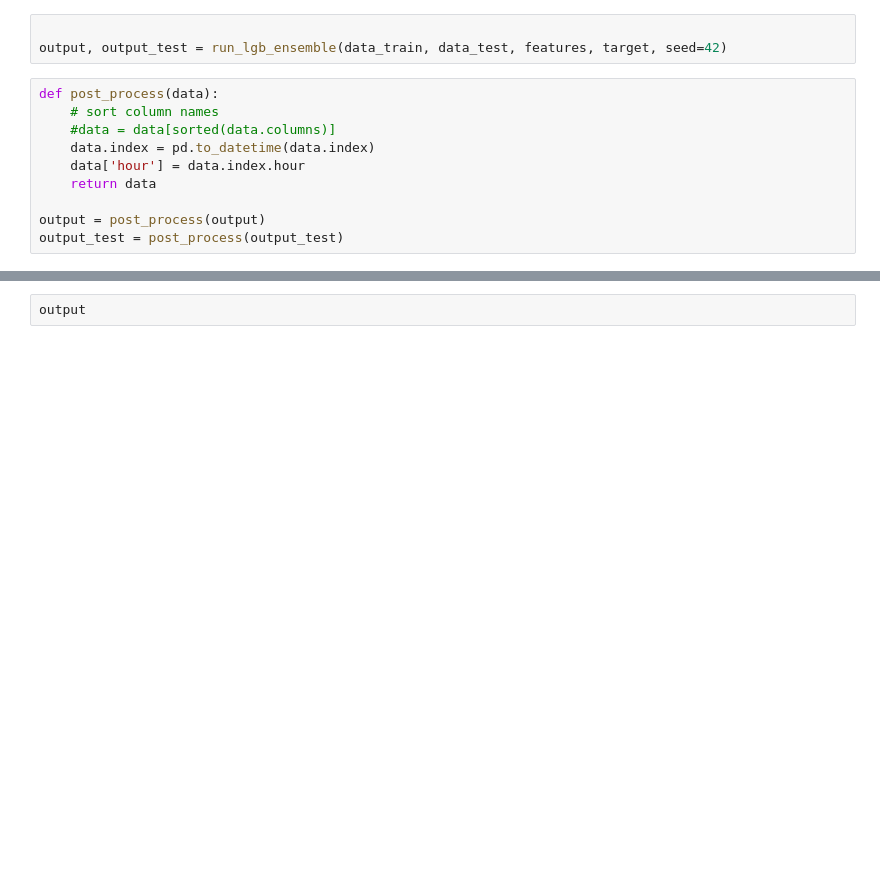
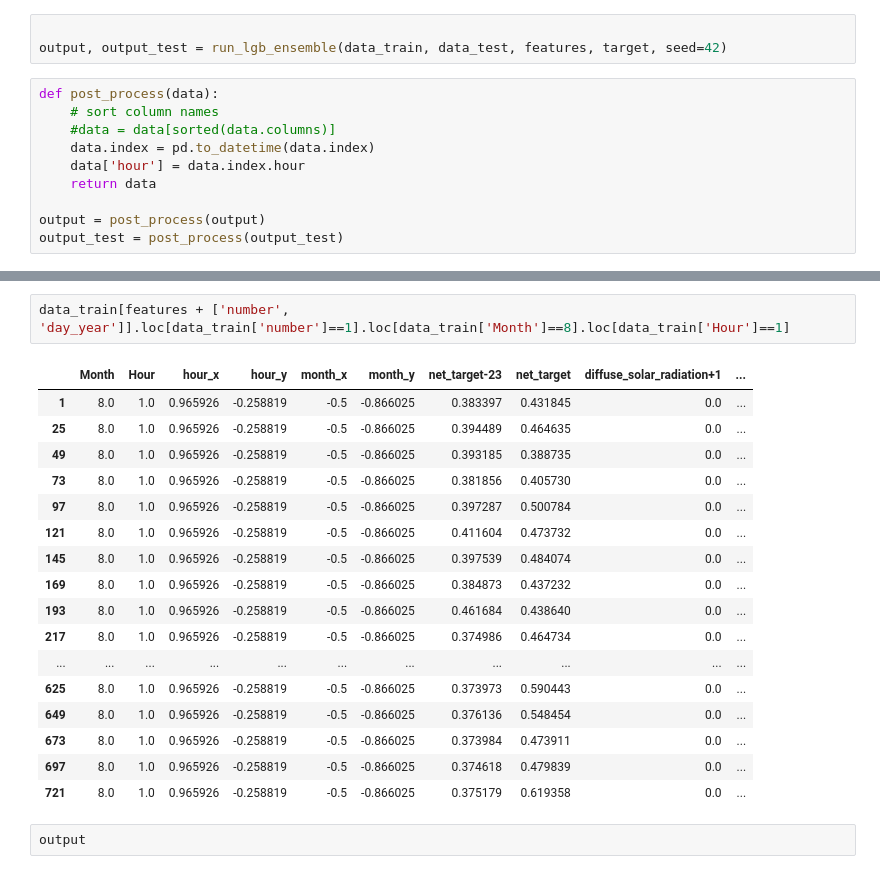
Before and after one commit to ujohn33/Predict-Optimize-Revise, a Jupyter notebook: notebooks/quantiles_minus1_oneshot.ipynb, the cells around one changed output, grey strips where cells are left out. Saved outputs shown, nothing was run; the diff lists cells and outputs as text; blank space fills up the shorter version.

```diff
--- a/notebooks/quantiles_minus1_oneshot.ipynb
+++ b/notebooks/quantiles_minus1_oneshot.ipynb
@@ -98,3 +114,23 @@ output_test = post_process(output_test)
+# %%
+data_train[features + ['number', 'day_year']].loc[data_train['number']==1].loc[data_train['Month']==8].loc[data_train['Hour']==1]
+# %% [output]
+|  | Month | Hour | hour_x | hour_y | month_x | month_y | net_target-23 | net_target | diffuse_solar_radiation+1 | ... |
+| 1 | 8.0 | 1.0 | 0.965926 | -0.258819 | -0.5 | -0.866025 | 0.383397 | 0.431845 | 0.0 | ... |
+| 25 | 8.0 | 1.0 | 0.965926 | -0.258819 | -0.5 | -0.866025 | 0.394489 | 0.464635 | 0.0 | ... |
+| 49 | 8.0 | 1.0 | 0.965926 | -0.258819 | -0.5 | -0.866025 | 0.393185 | 0.388735 | 0.0 | ... |
+| 73 | 8.0 | 1.0 | 0.965926 | -0.258819 | -0.5 | -0.866025 | 0.381856 | 0.405730 | 0.0 | ... |
+| 97 | 8.0 | 1.0 | 0.965926 | -0.258819 | -0.5 | -0.866025 | 0.397287 | 0.500784 | 0.0 | ... |
+| 121 | 8.0 | 1.0 | 0.965926 | -0.258819 | -0.5 | -0.866025 | 0.411604 | 0.473732 | 0.0 | ... |
+| 145 | 8.0 | 1.0 | 0.965926 | -0.258819 | -0.5 | -0.866025 | 0.397539 | 0.484074 | 0.0 | ... |
+| 169 | 8.0 | 1.0 | 0.965926 | -0.258819 | -0.5 | -0.866025 | 0.384873 | 0.437232 | 0.0 | ... |
+| 193 | 8.0 | 1.0 | 0.965926 | -0.258819 | -0.5 | -0.866025 | 0.461684 | 0.438640 | 0.0 | ... |
+| 217 | 8.0 | 1.0 | 0.965926 | -0.258819 | -0.5 | -0.866025 | 0.374986 | 0.464734 | 0.0 | ... |
+| ... | ... | ... | ... | ... | ... | ... | ... | ... | ... | ... |
+| 625 | 8.0 | 1.0 | 0.965926 | -0.258819 | -0.5 | -0.866025 | 0.373973 | 0.590443 | 0.0 | ... |
+| 649 | 8.0 | 1.0 | 0.965926 | -0.258819 | -0.5 | -0.866025 | 0.376136 | 0.548454 | 0.0 | ... |
+| 673 | 8.0 | 1.0 | 0.965926 | -0.258819 | -0.5 | -0.866025 | 0.373984 | 0.473911 | 0.0 | ... |
+| 697 | 8.0 | 1.0 | 0.965926 | -0.258819 | -0.5 | -0.866025 | 0.374618 | 0.479839 | 0.0 | ... |
+| 721 | 8.0 | 1.0 | 0.965926 | -0.258819 | -0.5 | -0.866025 | 0.375179 | 0.619358 | 0.0 | ... |
 # %%
 output
 # %% [output]
```
Also changed, not shown: parts of 3 cells of this notebook, 47 other files.
